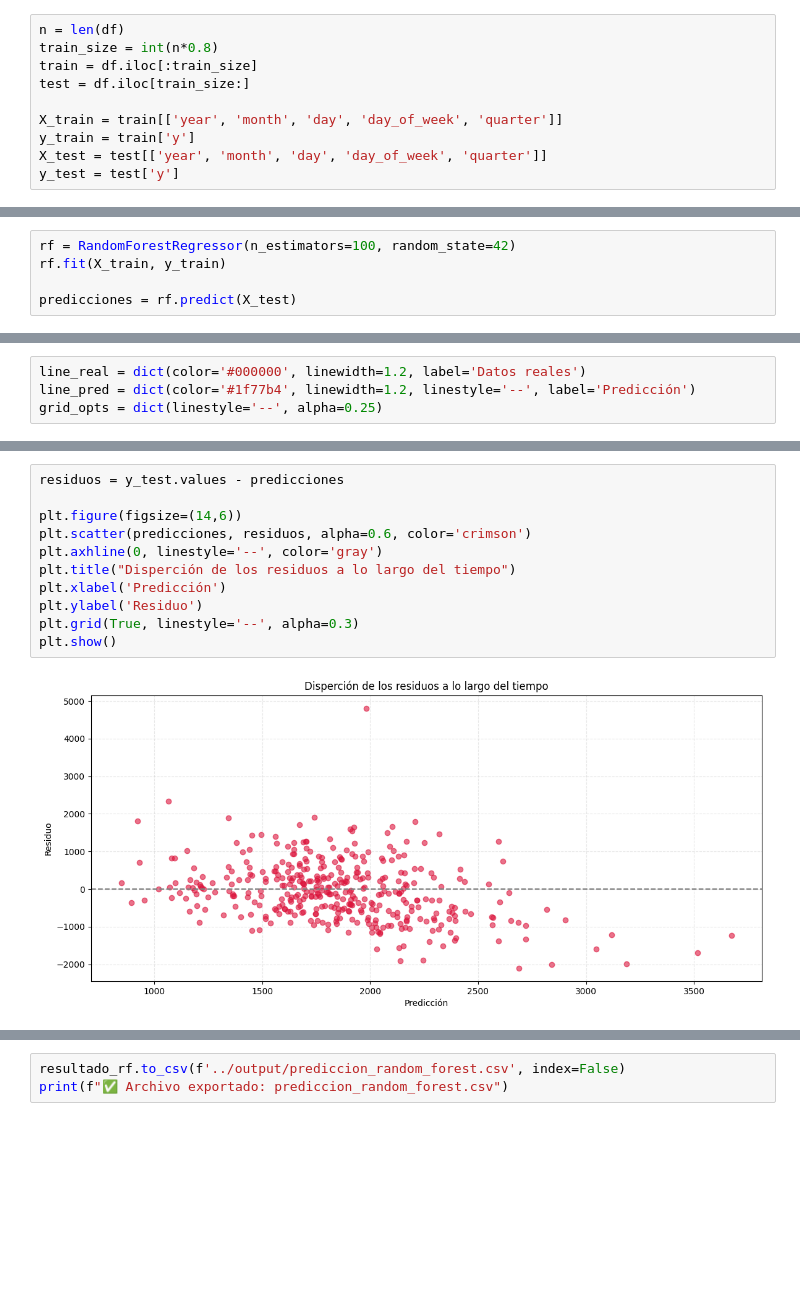
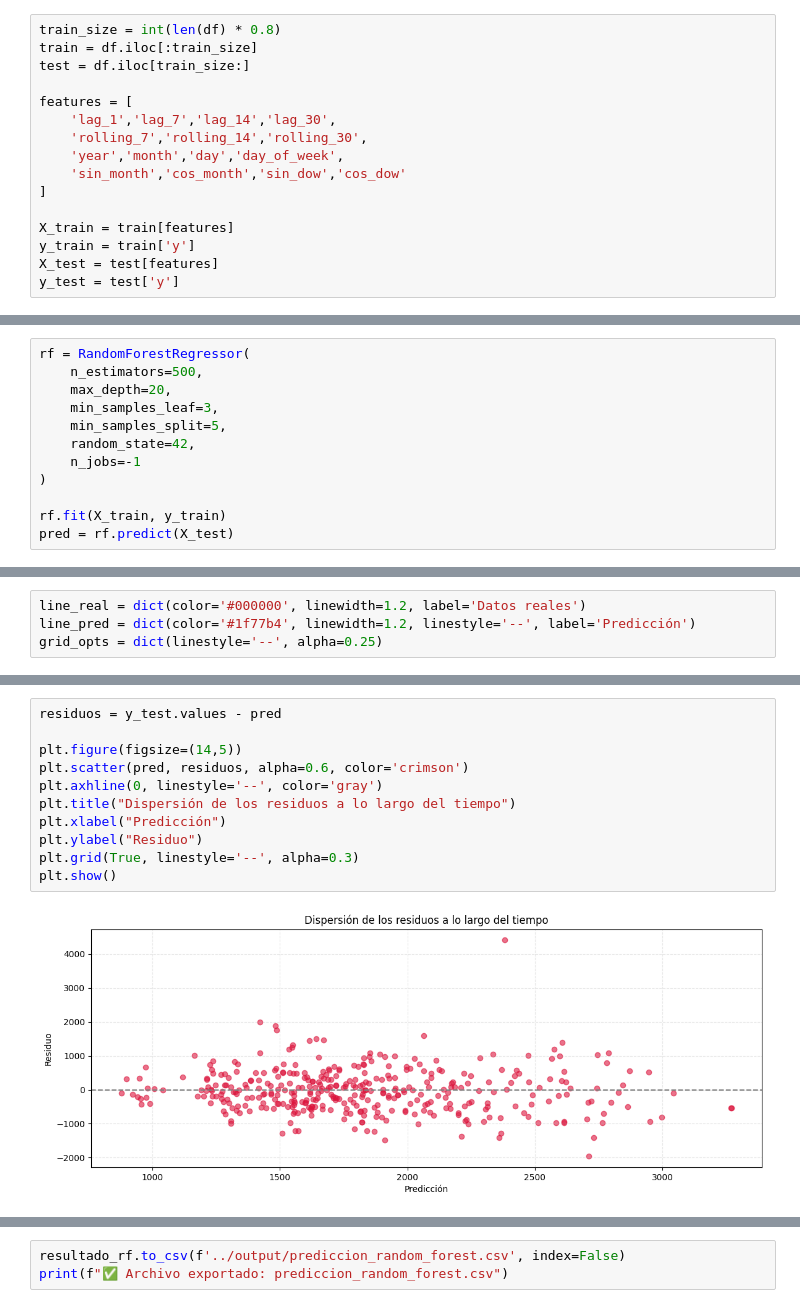
Before and after one commit to JeimiBV/alefarma, a Jupyter notebook: notebooks/RandomForestRegressor.ipynb, the cells around one changed output, grey strips where cells are left out. Saved outputs shown, nothing was run; the diff lists cells and outputs as text; blank space fills up the shorter version.

```diff
--- a/notebooks/RandomForestRegressor.ipynb
+++ b/notebooks/RandomForestRegressor.ipynb
@@ -48,20 +72,33 @@ df.head()
 # %% [markdown]
 ## 4. División del dataset
 # %%
-n = len(df)
-train_size = int(n*0.8)
+train_size = int(len(df) * 0.8)
 train = df.iloc[:train_size]
 test = df.iloc[train_size:]
 
-X_train = train[['year', 'month', 'day', 'day_of_week', 'quarter']]
+features = [
+    'lag_1','lag_7','lag_14','lag_30',
+    'rolling_7','rolling_14','rolling_30',
+    'year','month','day','day_of_week',
+    'sin_month','cos_month','sin_dow','cos_dow'
+]
+
+X_train = train[features]
 y_train = train['y']
-X_test = test[['year', 'month', 'day', 'day_of_week', 'quarter']]
+X_test = test[features]
 y_test = test['y']
 # %% [markdown]
 ## 5. Entrenamiento y predicción del modelo
 # %%
-rf = RandomForestRegressor(n_estimators=100, random_state=42)
+rf = RandomForestRegressor(
+    n_estimators=500,
+    max_depth=20,
+    min_samples_leaf=3,
+    min_samples_split=5,
+    random_state=42,
+    n_jobs=-1
+)
+
 rf.fit(X_train, y_train)
-
-predicciones = rf.predict(X_test)
+pred = rf.predict(X_test)
 # %%
@@ -94,15 +130,15 @@ plt.show()
 # %%
-residuos = y_test.values - predicciones
+residuos = y_test.values - pred
 
-plt.figure(figsize=(14,6))
-plt.scatter(predicciones, residuos, alpha=0.6, color='crimson')
+plt.figure(figsize=(14,5))
+plt.scatter(pred, residuos, alpha=0.6, color='crimson')
 plt.axhline(0, linestyle='--', color='gray')
-plt.title("Disperción de los residuos a lo largo del tiempo")
-plt.xlabel('Predicción')
-plt.ylabel('Residuo')
+plt.title("Dispersión de los residuos a lo largo del tiempo")
+plt.xlabel("Predicción")
+plt.ylabel("Residuo")
 plt.grid(True, linestyle='--', alpha=0.3)
 plt.show()
 # %% [output]
-[figure, old version]
+[figure, new version]
 # %%
 plt.figure(figsize=(10,4))
```
Also changed, not shown: parts of 7 cells of this notebook, 3 other files.
